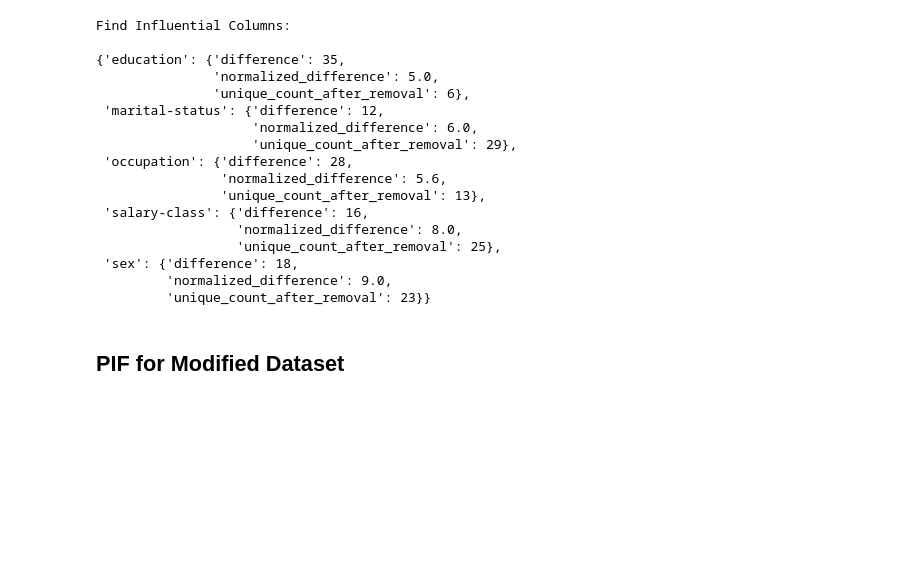
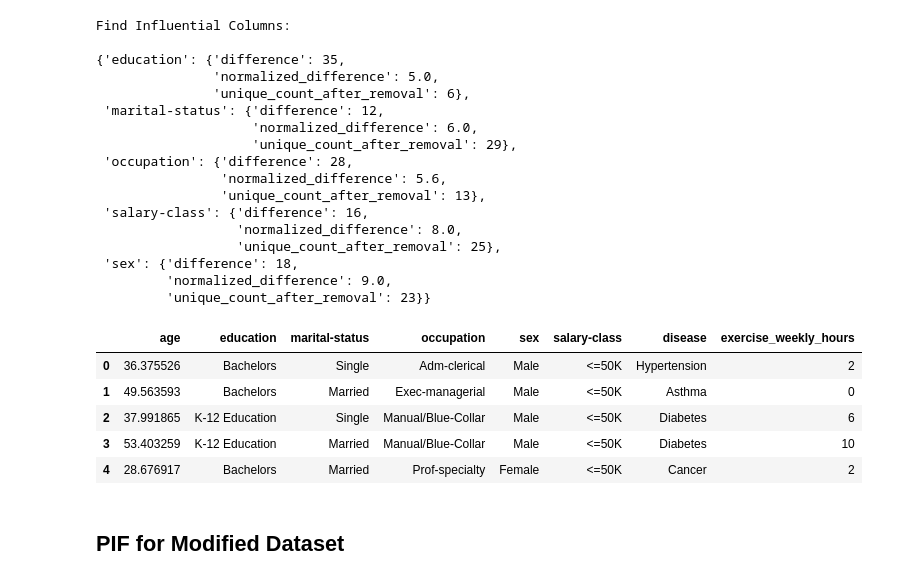
Before and after one commit to Vincent9339/metaprivBIDS-Outer, a Jupyter notebook: MetaprivBIDS_CoreLogic_Tutorial.ipynb, the cells around one changed output. Cells and saved outputs as stored; diff of their text form; code cells hidden in the pictures; blank space fills up the shorter version.

```diff
--- a/MetaprivBIDS_CoreLogic_Tutorial.ipynb
+++ b/MetaprivBIDS_CoreLogic_Tutorial.ipynb
@@ -335,0 +339,11 @@ Find Influential Columns:
+# %%
+data_mod_noise = pd.read_csv('data_mod_noise.csv', index_col=0)
+# %%
+data_mod_noise.head()
+# %% [output]
+|  | age | education | marital-status | occupation | sex | salary-class | disease | exercise_weekly_hours |
+| 0 | 36.375526 | Bachelors | Single | Adm-clerical | Male | <=50K | Hypertension | 2 |
+| 1 | 49.563593 | Bachelors | Married | Exec-managerial | Male | <=50K | Asthma | 0 |
+| 2 | 37.991865 | K-12 Education | Single | Manual/Blue-Collar | Male | <=50K | Diabetes | 6 |
+| 3 | 53.403259 | K-12 Education | Married | Manual/Blue-Collar | Male | <=50K | Diabetes | 10 |
+| 4 | 28.676917 | Bachelors | Married | Prof-specialty | Female | <=50K | Cancer | 2 |
```
Also changed, not shown: parts of 6 cells of this notebook, 2 other files.
